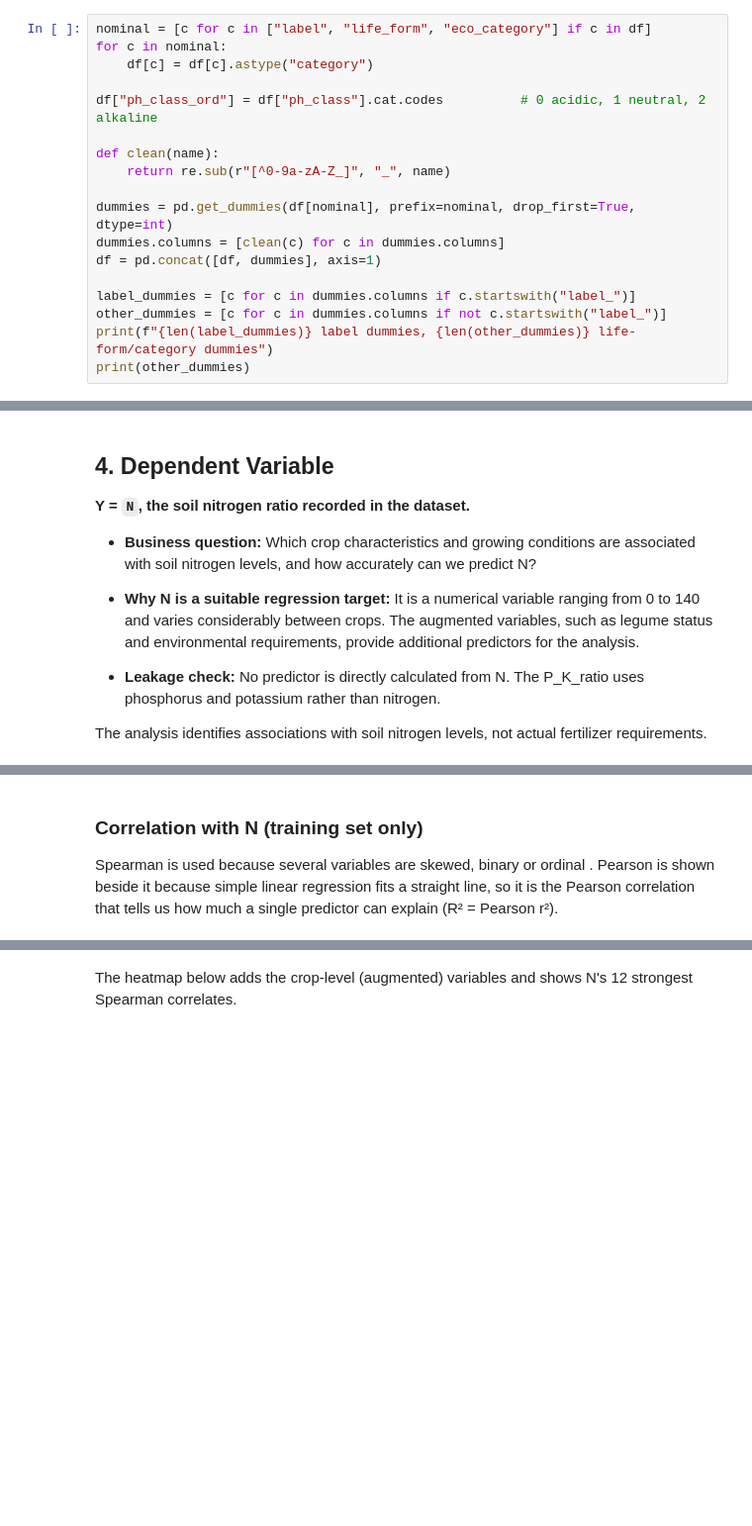
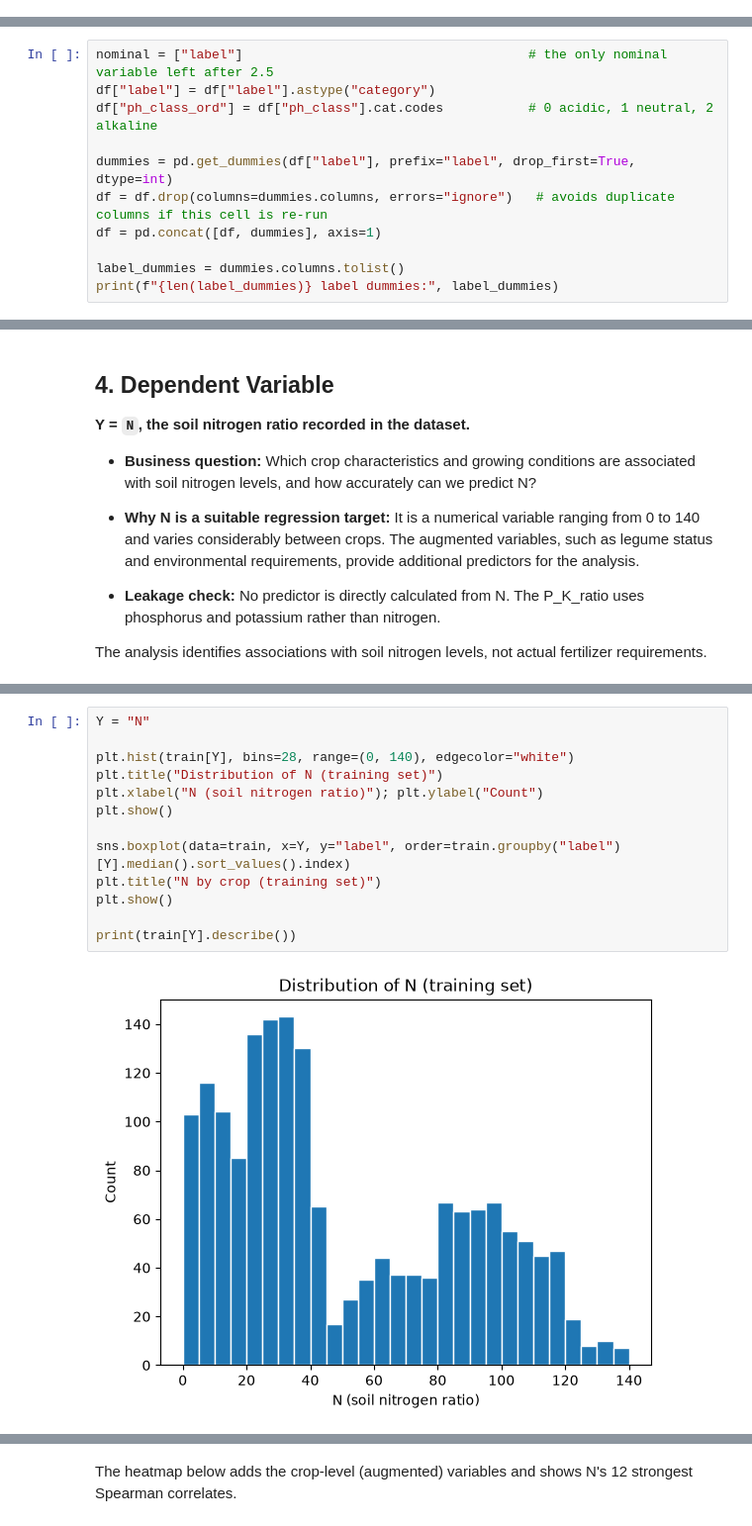
Before and after one commit to UbaidUllah777/Crop_Recommendation_Analysis, a Jupyter notebook: Crop_Recommendation_Workshop_C.ipynb, the cells around one changed output, grey strips where cells are left out. Shown at 99% size. Drawn from its saved outputs; the diff is of its cells as text; blank space fills up the shorter version.

```diff
--- a/Crop_Recommendation_Workshop_C.ipynb
+++ b/Crop_Recommendation_Workshop_C.ipynb
@@ -768,21 +562,3 @@ removed in Section 2.5 because of missing values.
 
 The original categorical columns are retained for
 the train/test comparison using the Chi-square test.
-# %%
-nominal = [c for c in ["label", "life_form", "eco_category"] if c in df]
-for c in nominal:
-    df[c] = df[c].astype("category")
-
-df["ph_class_ord"] = df["ph_class"].cat.codes          # 0 acidic, 1 neutral, 2 alkaline
-
-def clean(name):
-    return re.sub(r"[^0-9a-zA-Z_]", "_", name)
-
-dummies = pd.get_dummies(df[nominal], prefix=nominal, drop_first=True, dtype=int)
-dummies.columns = [clean(c) for c in dummies.columns]
-df = pd.concat([df, dummies], axis=1)
-
-label_dummies = [c for c in dummies.columns if c.startswith("label_")]
-other_dummies = [c for c in dummies.columns if not c.startswith("label_")]
-print(f"{len(label_dummies)} label dummies, {len(other_dummies)} life-form/category dummies")
-print(other_dummies)
@@ -866,0 +565,11 @@ year-to-year variation.
+# %%
+nominal = ["label"]                                     # the only nominal variable left after 2.5
+df["label"] = df["label"].astype("category")
+df["ph_class_ord"] = df["ph_class"].cat.codes           # 0 acidic, 1 neutral, 2 alkaline
+
+dummies = pd.get_dummies(df["label"], prefix="label", drop_first=True, dtype=int)
+df = df.drop(columns=dummies.columns, errors="ignore")   # avoids duplicate columns if this cell is re-run
+df = pd.concat([df, dummies], axis=1)
+
+label_dummies = dummies.columns.tolist()
+print(f"{len(label_dummies)} label dummies:", label_dummies)
@@ -1087,4 +831,15 @@ Name: N, dtype: float64
-# %% [markdown]
-### Correlation with N (training set only)
-
-Spearman is used because several variables are skewed, binary or ordinal . Pearson is shown beside it because simple linear regression fits a straight line, so it is the Pearson correlation that tells us how much a single predictor can explain (R² = Pearson r²).
+# %%
+Y = "N"
+
+plt.hist(train[Y], bins=28, range=(0, 140), edgecolor="white")
+plt.title("Distribution of N (training set)")
+plt.xlabel("N (soil nitrogen ratio)"); plt.ylabel("Count")
+plt.show()
+
+sns.boxplot(data=train, x=Y, y="label", order=train.groupby("label")[Y].median().sort_values().index)
+plt.title("N by crop (training set)")
+plt.show()
+
+print(train[Y].describe())
+# %% [output]
+[figure, added]
```
Also changed, not shown: parts of 72 cells of this notebook, 1 other file.
